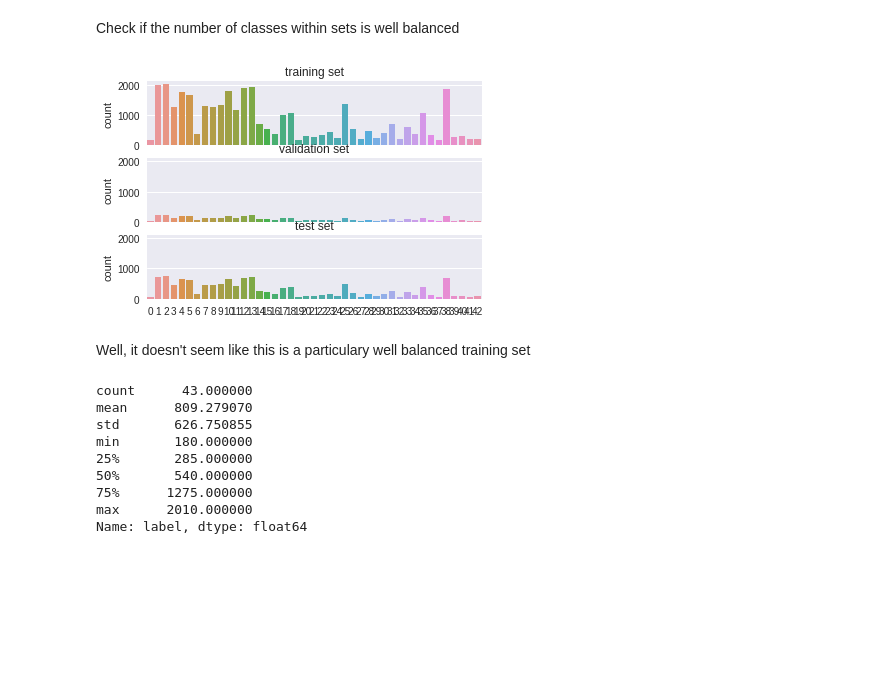
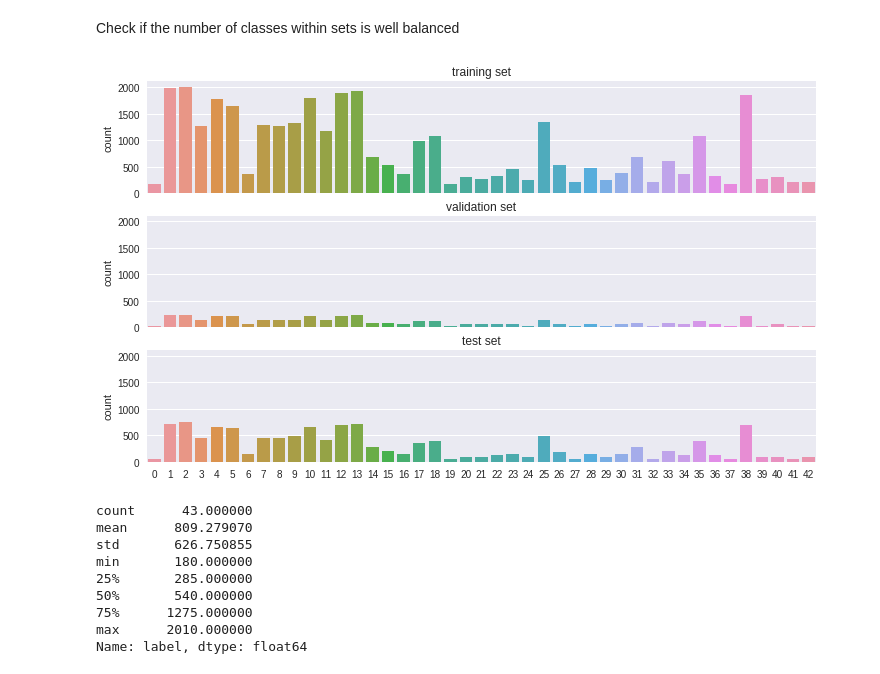
Before and after one commit to joekidd/CarND-Traffic-Sign-Classifier-Project, a Jupyter notebook: Traffic_Sign_Classifier.ipynb, the cells around one changed output. Saved outputs shown, nothing was run; the diff lists cells and outputs as text; code cells hidden in the pictures; blank space fills up the shorter version.

```diff
--- a/Traffic_Sign_Classifier.ipynb
+++ b/Traffic_Sign_Classifier.ipynb
@@ -110,16 +94,15 @@ Check if the number of classes within sets is well balanced
 # %%
 f, (ax1, ax2, ax3) = plt.subplots(3, sharex=True, sharey=True)
 sbs.countplot(x=y_train, ax=ax1)
 ax1.title.set_text('training set')
 sbs.countplot(x=y_valid, ax=ax2)
 ax2.title.set_text('validation set')
 sbs.countplot(x=y_test, ax=ax3)
 ax3.title.set_text('test set')
+f.set_size_inches((12, 7))
 plt.show()
 # %% [output]
-[figure, old version]
+[figure, new version]
-# %% [markdown]
-Well, it doesn't seem like this is a particulary well balanced training set
 # %%
 label_counts = pd.DataFrame(data = {'label' : y_train})
 label_counts['label'].value_counts().describe()
```
Also changed, not shown: parts of 46 cells of this notebook, 3 other files.
